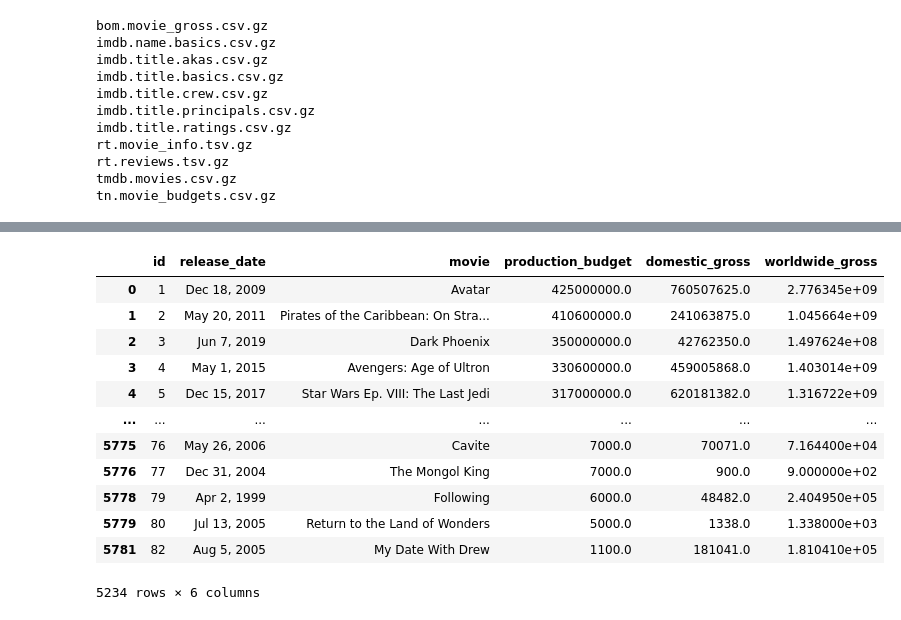
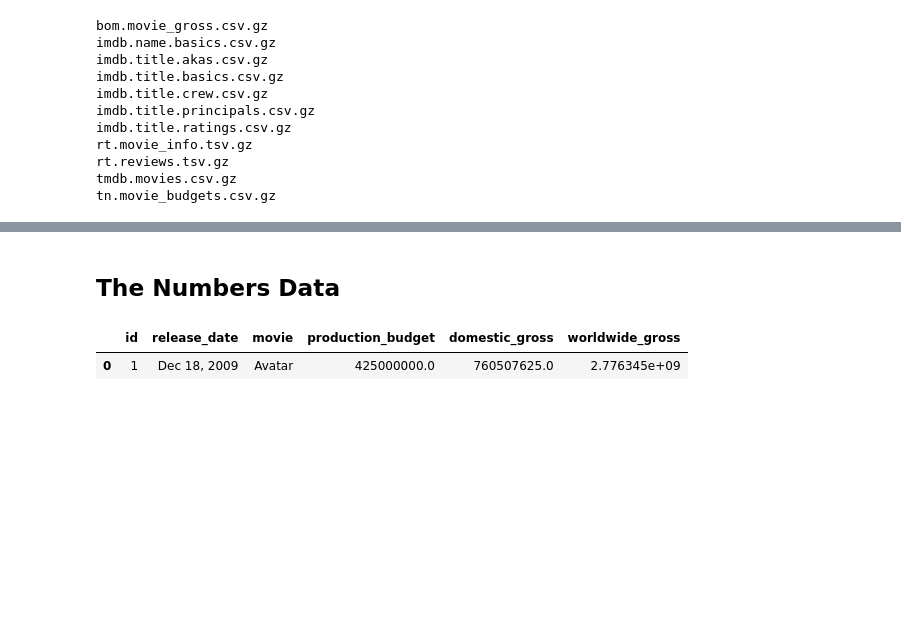
Before and after one commit to learn-co-curriculum/dsc-phase-1-project, a Jupyter notebook: student.ipynb, the cells around one changed output, grey strips where cells are left out. Cells and saved outputs as stored; diff of their text form; code cells hidden in the pictures; blank space fills up the shorter version.

```diff
--- a/student.ipynb
+++ b/student.ipynb
@@ -95,29 +135,20 @@ tmdb_movies
+# %% [markdown]
+## The Numbers Data
 # %%
 tn_movie_budgets = pd.read_csv('zippedData/tn.movie_budgets.csv.gz')
 
 #changing the str in to int
 tn_movie_budgets['production_budget'] = tn_movie_budgets['production_budget'].str.replace('[\$,]', '').astype('float')
 tn_movie_budgets['domestic_gross'] = tn_movie_budgets['domestic_gross'].str.replace('[\$,]', '').astype('float')
 tn_movie_budgets['worldwide_gross'] = tn_movie_budgets['worldwide_gross'].str.replace('[\$,]', '').astype('float')
 
 #droping the 0 values
 drop_domestic_gross = tn_movie_budgets.index[tn_movie_budgets['domestic_gross'] == 0].tolist()
 drop_worldwide_gross = tn_movie_budgets.index[tn_movie_budgets['worldwide_gross'] == 0].tolist()
 drop_both = drop_domestic_gross + drop_worldwide_gross
 tn_movie_budgets = tn_movie_budgets.drop(tn_movie_budgets.index[drop_both])
 
-tn_movie_budgets
+tn_movie_budgets.head(1)
 # %% [output]
 |  | id | release_date | movie | production_budget | domestic_gross | worldwide_gross |
 | 0 | 1 | Dec 18, 2009 | Avatar | 425000000.0 | 760507625.0 | 2.776345e+09 |
-| 1 | 2 | May 20, 2011 | Pirates of the Caribbean: On Stra... | 410600000.0 | 241063875.0 | 1.045664e+09 |
-| 2 | 3 | Jun 7, 2019 | Dark Phoenix | 350000000.0 | 42762350.0 | 1.497624e+08 |
-| 3 | 4 | May 1, 2015 | Avengers: Age of Ultron | 330600000.0 | 459005868.0 | 1.403014e+09 |
-| 4 | 5 | Dec 15, 2017 | Star Wars Ep. VIII: The Last Jedi | 317000000.0 | 620181382.0 | 1.316722e+09 |
-| ... | ... | ... | ... | ... | ... | ... |
-| 5775 | 76 | May 26, 2006 | Cavite | 7000.0 | 70071.0 | 7.164400e+04 |
-| 5776 | 77 | Dec 31, 2004 | The Mongol King | 7000.0 | 900.0 | 9.000000e+02 |
-| 5778 | 79 | Apr 2, 1999 | Following | 6000.0 | 48482.0 | 2.404950e+05 |
-| 5779 | 80 | Jul 13, 2005 | Return to the Land of Wonders | 5000.0 | 1338.0 | 1.338000e+03 |
-| 5781 | 82 | Aug 5, 2005 | My Date With Drew | 1100.0 | 181041.0 | 1.810410e+05 |
-5234 rows × 6 columns
```
Also changed, not shown: parts of 20 cells of this notebook.
